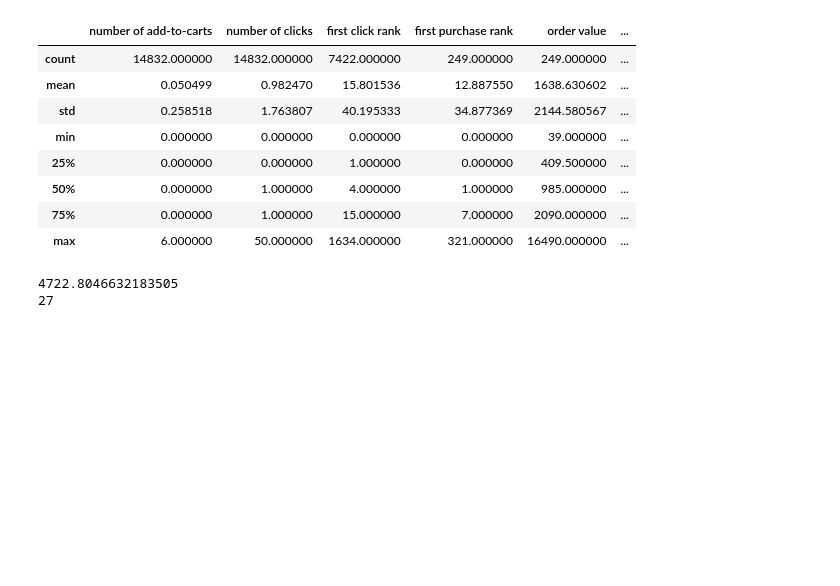
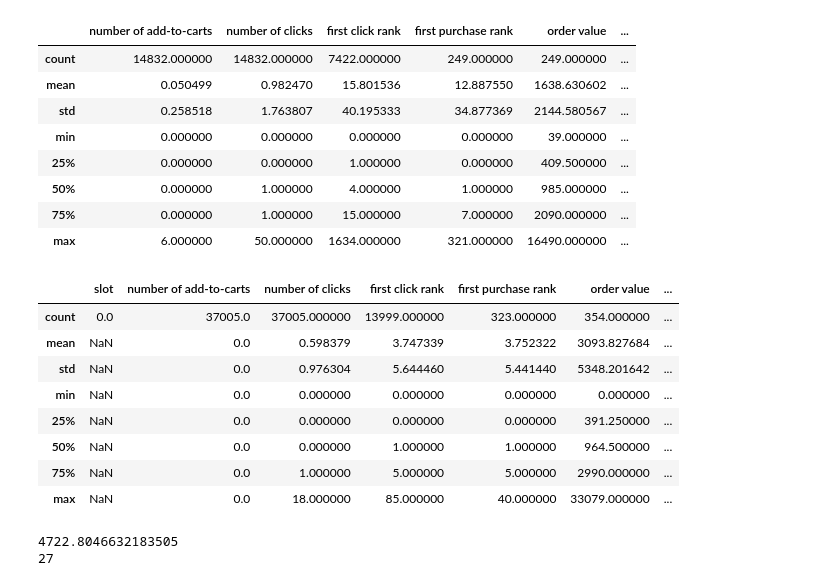
Before and after one commit to ucsd-psych201a/nobel2024, a Jupyter notebook: CSS_204_Reproducibility_Project.ipynb, the cells around one changed output. Cells and saved outputs as stored; diff of their text form; code cells hidden in the pictures; blank space fills up the shorter version.

```diff
--- a/CSS_204_Reproducibility_Project.ipynb
+++ b/CSS_204_Reproducibility_Project.ipynb
@@ -42,6 +42,18 @@ kilands_df.describe()
 | 50% | 0.000000 | 1.000000 | 4.000000 | 1.000000 | 985.000000 | ... |
 | 75% | 0.000000 | 1.000000 | 15.000000 | 7.000000 | 2090.000000 | ... |
 | max | 6.000000 | 50.000000 | 1634.000000 | 321.000000 | 16490.000000 | ... |
+# %%
+cyberfoto_df.describe()
+# %% [output]
+|  | slot | number of add-to-carts | number of clicks | first click rank | first purchase rank | order value | ... |
+| count | 0.0 | 37005.0 | 37005.000000 | 13999.000000 | 323.000000 | 354.000000 | ... |
+| mean | NaN | 0.0 | 0.598379 | 3.747339 | 3.752322 | 3093.827684 | ... |
+| std | NaN | 0.0 | 0.976304 | 5.644460 | 5.441440 | 5348.201642 | ... |
+| min | NaN | 0.0 | 0.000000 | 0.000000 | 0.000000 | 0.000000 | ... |
+| 25% | NaN | 0.0 | 0.000000 | 0.000000 | 0.000000 | 391.250000 | ... |
+| 50% | NaN | 0.0 | 0.000000 | 1.000000 | 1.000000 | 964.500000 | ... |
+| 75% | NaN | 0.0 | 1.000000 | 5.000000 | 5.000000 | 2990.000000 | ... |
+| max | NaN | 0.0 | 18.000000 | 85.000000 | 40.000000 | 33079.000000 | ... |
 # %%
 # Removing outliers
 
```
Also changed, not shown: parts of 2 cells of this notebook.
